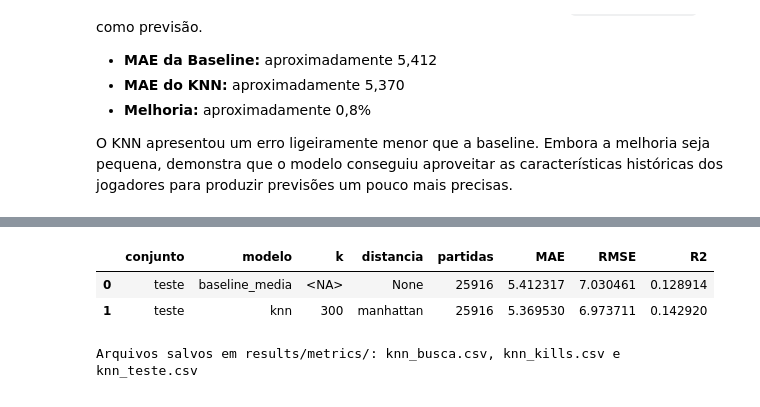
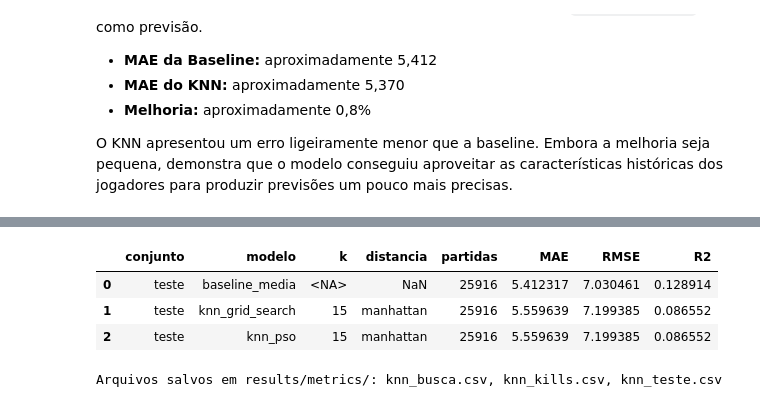
Before and after one commit to lucasccesar/Projeto-IA, a Jupyter notebook: notebooks/05_knn.ipynb, the cells around one changed output, grey strips where cells are left out. Cells and saved outputs as stored; diff of their text form; code cells hidden in the pictures.

```diff
--- a/notebooks/05_knn.ipynb
+++ b/notebooks/05_knn.ipynb
@@ -317,23 +388,49 @@ display(
 # %%
 # SALVAMENTO DOS RESULTADOS
 
-# 1. Validação: todas as combinações testadas (knn_busca.csv) e a melhor delas
-#    (knn_kills.csv). São os mesmos arquivos gerados por `python -m src.models.knn`.
+# 1. Salva os resultados da busca tradicional (Grid Search).
 salvar_resultados(busca, resumo)
 
-# 2. Teste: baseline e KNN lado a lado, com as mesmas métricas.
+# 2. Organiza os resultados finais dos três modelos.
 tabela_teste = pd.DataFrame([
-    {"conjunto": "teste", "modelo": "baseline_media", "k": None, "distancia": None,
-     "partidas": len(teste), **baseline_teste},
-    {"conjunto": "teste", "modelo": "knn", **configuracao,
-     "partidas": len(teste), **metricas_teste},
-]).astype({"k": "Int64"})  # inteiro que aceita vazio: a baseline não tem K
+    {
+        "conjunto": "teste",
+        "modelo": "baseline_media",
+        "k": None,
+        "distancia": None,
+        "partidas": len(teste),
+        **baseline_teste
+    },
+    {
+        "conjunto": "teste",
+        "modelo": "knn_grid_search",
+        "k": configuracao["k"],
+        "distancia": configuracao["distancia"],
+        "partidas": len(teste),
+        **metricas_grid
+    },
+    {
+        "conjunto": "teste",
+        "modelo": "knn_pso",
+        "k": configuracao_pso["k"],
+        "distancia": configuracao_pso["distancia"],
+        "partidas": len(teste),
+        **metricas_pso
+    },
+]).astype({"k": "Int64"})
+
+# 3. Salva a tabela.
 salvar_tabela(tabela_teste, "knn_teste.csv")
 
 display(tabela_teste)
-print("Arquivos salvos em results/metrics/: knn_busca.csv, knn_kills.csv e knn_teste.csv")
+
+print(
+    "Arquivos salvos em results/metrics/: "
+    "knn_busca.csv, knn_kills.csv, knn_teste.csv"
+)
 # %% [output]
 |  | conjunto | modelo | k | distancia | partidas | MAE | RMSE | R2 |
-| 0 | teste | baseline_media | <NA> | None | 25916 | 5.412317 | 7.030461 | 0.128914 |
-| 1 | teste | knn | 300 | manhattan | 25916 | 5.369530 | 6.973711 | 0.142920 |
+| 0 | teste | baseline_media | <NA> | NaN | 25916 | 5.412317 | 7.030461 | 0.128914 |
+| 1 | teste | knn_grid_search | 15 | manhattan | 25916 | 5.559639 | 7.199385 | 0.086552 |
+| 2 | teste | knn_pso | 15 | manhattan | 25916 | 5.559639 | 7.199385 | 0.086552 |
-Arquivos salvos em results/metrics/: knn_busca.csv, knn_kills.csv e knn_teste.csv
+Arquivos salvos em results/metrics/: knn_busca.csv, knn_kills.csv, knn_teste.csv
```
Also changed, not shown: parts of 7 cells of this notebook, 4 other files.
